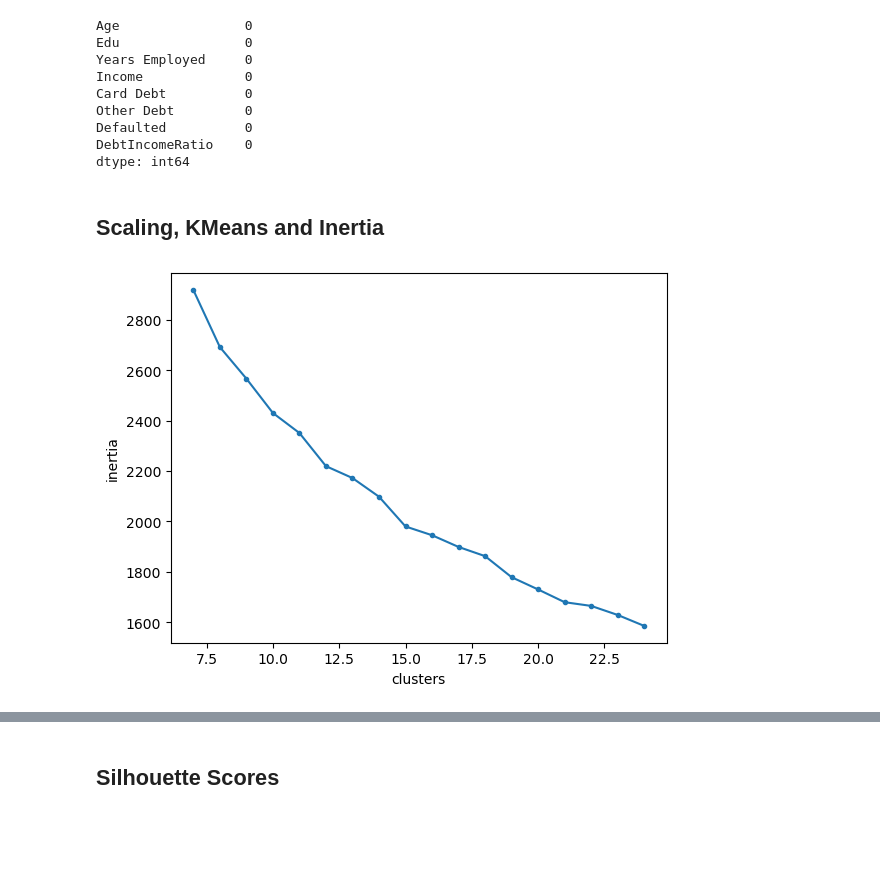
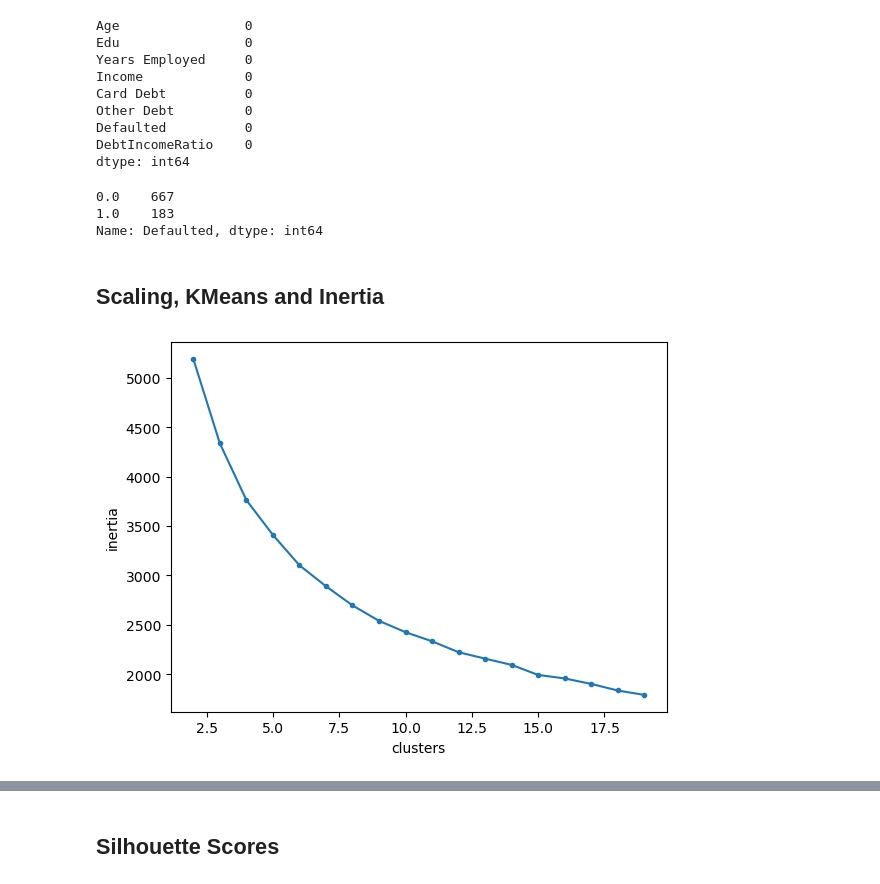
Before and after one commit to AshleyHeinrich/Wk8_K_Means_Core, a Jupyter notebook: K_Means_Core.ipynb, the cells around one changed output, grey strips where cells are left out. Drawn from its saved outputs; the diff is of its cells as text; code cells hidden in the pictures; blank space fills up the shorter version.

```diff
--- a/K_Means_Core.ipynb
+++ b/K_Means_Core.ipynb
@@ -126,6 +126,12 @@ Other Debt         0
 Defaulted          0
 DebtIncomeRatio    0
 dtype: int64
+# %%
+ml_df['Defaulted'].value_counts ()
+# %% [output]
+0.0    667
+1.0    183
+Name: Defaulted, dtype: int64
 # %% [markdown]
 ## Scaling, KMeans and Inertia
 # %%
@@ -136,20 +142,20 @@ scaled_df = scaler.fit_transform(ml_df)
 # %%
 # Create an empty list of inertias
 
 inertias = []
 
 # Loop through K values between  and  and store the inertias in the list
 
-for k in range (7,25):
+for k in range (2,20):
     kmeans = KMeans(n_clusters=k)
     kmeans.fit(scaled_df)
     inertias.append(kmeans.inertia_)
 
 # Visualize scores
 
-plt.plot(range(7,25), inertias, marker = '.');
+plt.plot(range(2,20), inertias, marker = '.');
 plt.xlabel('clusters');
 plt.ylabel('inertia');
 # %% [output]
-[figure, old version]
+[figure, new version]
 # %% [markdown]
```
Also changed, not shown: parts of 4 cells of this notebook.
